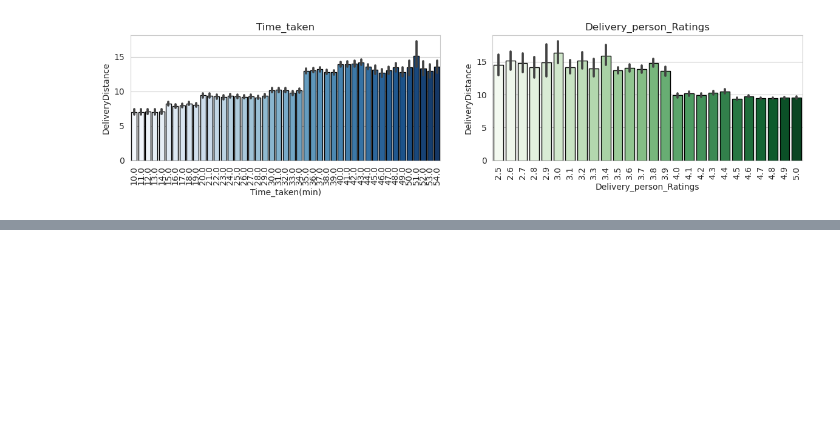
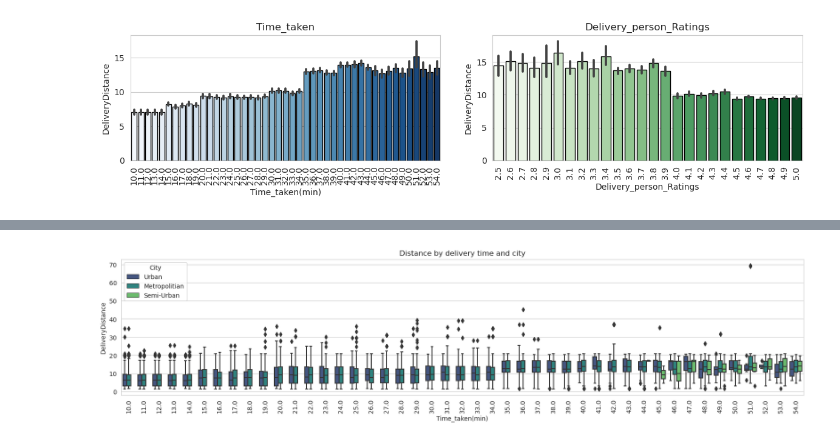
Before and after one commit to liamarguedas/uber-eats-delivery-time, a Jupyter notebook: notebooks/analyze-and-explore-data.ipynb, the cells around one changed output, grey strips where cells are left out. Saved outputs shown, nothing was run; the diff lists cells and outputs as text; code cells hidden in the pictures; blank space fills up the shorter version.

```diff
--- a/notebooks/analyze-and-explore-data.ipynb
+++ b/notebooks/analyze-and-explore-data.ipynb
@@ -446,2 +457,7 @@ sns.boxplot(data = data, x = 'Delivery_person_Ratings', y = 'DeliveryDistance');
 # %%
-sns
+plt.figure(figsize = (20, 4))
+sns.boxplot(data = data, hue = 'City', x = 'Time_taken(min)', y = 'DeliveryDistance', palette = 'viridis')
+plt.title('Distance by delivery time and city')
+plt.xticks(rotation = 90);
+# %% [output]
+[figure, added]
```
Also changed, not shown: parts of 16 cells of this notebook.
